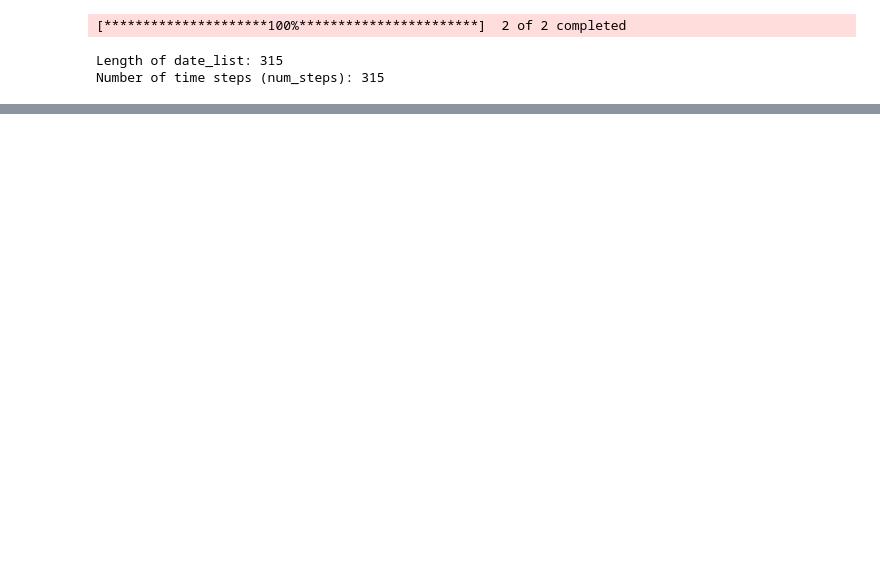
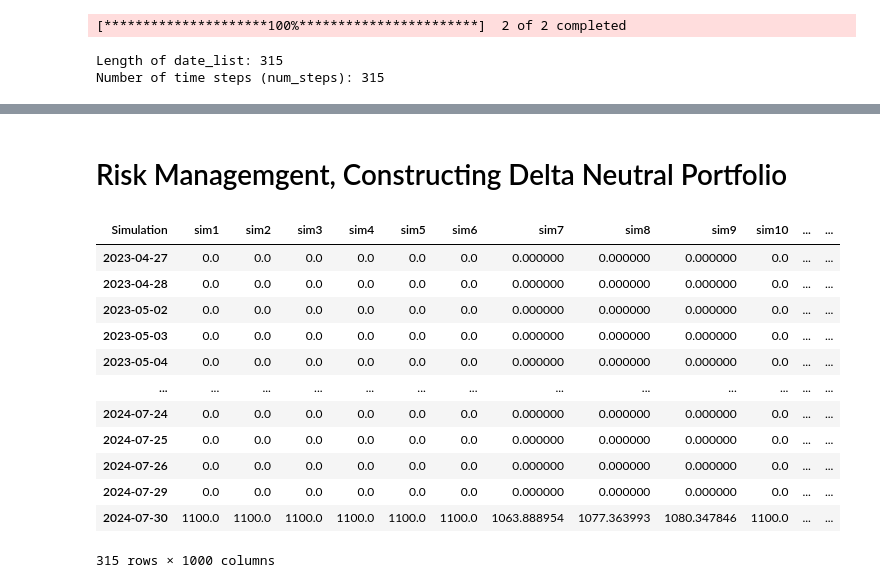
Before and after one commit to weiyuanoh/MH4518, a Jupyter notebook: WY/Model Notebooks/Greeks.ipynb, the cells around one changed output, grey strips where cells are left out. Saved outputs shown, nothing was run; the diff lists cells and outputs as text; code cells hidden in the pictures; blank space fills up the shorter version.

Commit message:
Minor changes to EMC, risk management

```diff
--- a/WY/Model Notebooks/Greeks.ipynb
+++ b/WY/Model Notebooks/Greeks.ipynb
@@ -177,0 +316,42 @@ Calibration successful: {'a': np.float64(0.10826990922393587), 'b': np.float64(0
+# %% [markdown]
+# Risk Managemgent, Constructing Delta Neutral Portfolio
+# %%
+def construct_full_delta_neutral_portfolio(paths1, paths2, params, fdos, h):
+    """
+    Constructs a fully delta-neutral portfolio using Product P and Assets S1 and S2.
+
+    Params:
+        paths1: DataFrame of simulated paths for Lonza (columns: simulations)
+        paths2: DataFrame of simulated paths for Sika (columns: simulations)
+        params: Dictionary containing product parameters
+        fdos: First date of simulation (pricing date)
+        h: Perturbation factor for Greek calculations
+
+    Returns:
+        portfolio: Dictionary indicating holdings of Product P, S1, and S2
+        portfolio_delta_S1: Total delta with respect to S1
+        portfolio_delta_S2: Total delta with respect to S2
+    """
+    # Calculate deltas and gammas for both assets
+    greeks_dict = calculate_greeks_multi_asset(paths1, paths2, params, fdos, h, perturb_assets=['Lonza', 'Sika'])
+    delta_P_S1 = greeks_dict['Lonza']['Delta']
+    delta_P_S2 = greeks_dict['Sika']['Delta']
+
+    # Number of units to hold for delta neutrality
+    x = -delta_P_S1  # Units of S1
+    y = -delta_P_S2  # Units of S2
+
+    # Construct the portfolio
+    portfolio = {
+        'Product_P': 1,
+        'S1_Lonza': x,
+        'S2_Sika': y
+    }
+
+    # Calculate total portfolio deltas to verify neutrality
+    portfolio_delta_S1 = delta_P_S1 + (1 * x)  # Should be close to 0
+    portfolio_delta_S2 = delta_P_S2 + (1 * y)  # Should be close to 0
+
+    return portfolio, portfolio_delta_S1, portfolio_delta_S2
+# %%
+portfolio, portfolio_delta_S1, portfolio_delta_S2 = construct_full_delta_neutral_portfolio(lonza_path, sika_path, params= params, fdos= cs.initial_fixing_date, h = h )
@@ -177,0 +430,17 @@ Calibration successful: {'a': np.float64(0.10826990922393587), 'b': np.float64(0
+# %%
+portfolio_values_df = calculate_static_portfolio_value(lonza_path, sika_path, payoff, portfolio_delta_S1, portfolio_delta_S2)
+portfolio_values_df
+# %% [output]
+| Simulation | sim1 | sim2 | sim3 | sim4 | sim5 | sim6 | sim7 | sim8 | sim9 | sim10 | ... | ... |
+| 2023-04-27 | 0.0 | 0.0 | 0.0 | 0.0 | 0.0 | 0.0 | 0.000000 | 0.000000 | 0.000000 | 0.0 | ... | ... |
+| 2023-04-28 | 0.0 | 0.0 | 0.0 | 0.0 | 0.0 | 0.0 | 0.000000 | 0.000000 | 0.000000 | 0.0 | ... | ... |
+| 2023-05-02 | 0.0 | 0.0 | 0.0 | 0.0 | 0.0 | 0.0 | 0.000000 | 0.000000 | 0.000000 | 0.0 | ... | ... |
+| 2023-05-03 | 0.0 | 0.0 | 0.0 | 0.0 | 0.0 | 0.0 | 0.000000 | 0.000000 | 0.000000 | 0.0 | ... | ... |
+| 2023-05-04 | 0.0 | 0.0 | 0.0 | 0.0 | 0.0 | 0.0 | 0.000000 | 0.000000 | 0.000000 | 0.0 | ... | ... |
+| ... | ... | ... | ... | ... | ... | ... | ... | ... | ... | ... | ... | ... |
+| 2024-07-24 | 0.0 | 0.0 | 0.0 | 0.0 | 0.0 | 0.0 | 0.000000 | 0.000000 | 0.000000 | 0.0 | ... | ... |
+| 2024-07-25 | 0.0 | 0.0 | 0.0 | 0.0 | 0.0 | 0.0 | 0.000000 | 0.000000 | 0.000000 | 0.0 | ... | ... |
+| 2024-07-26 | 0.0 | 0.0 | 0.0 | 0.0 | 0.0 | 0.0 | 0.000000 | 0.000000 | 0.000000 | 0.0 | ... | ... |
+| 2024-07-29 | 0.0 | 0.0 | 0.0 | 0.0 | 0.0 | 0.0 | 0.000000 | 0.000000 | 0.000000 | 0.0 | ... | ... |
+| 2024-07-30 | 1100.0 | 1100.0 | 1100.0 | 1100.0 | 1100.0 | 1100.0 | 1063.888954 | 1077.363993 | 1080.347846 | 1100.0 | ... | ... |
+315 rows × 1000 columns
```
Also changed, not shown: parts of 8 cells of this notebook, 9 other files.
